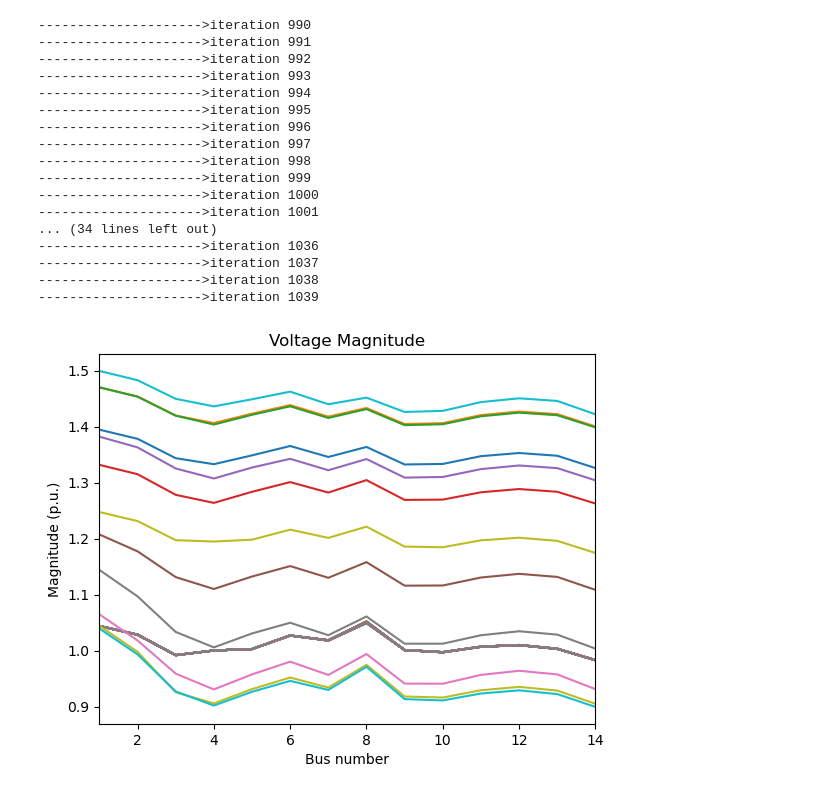
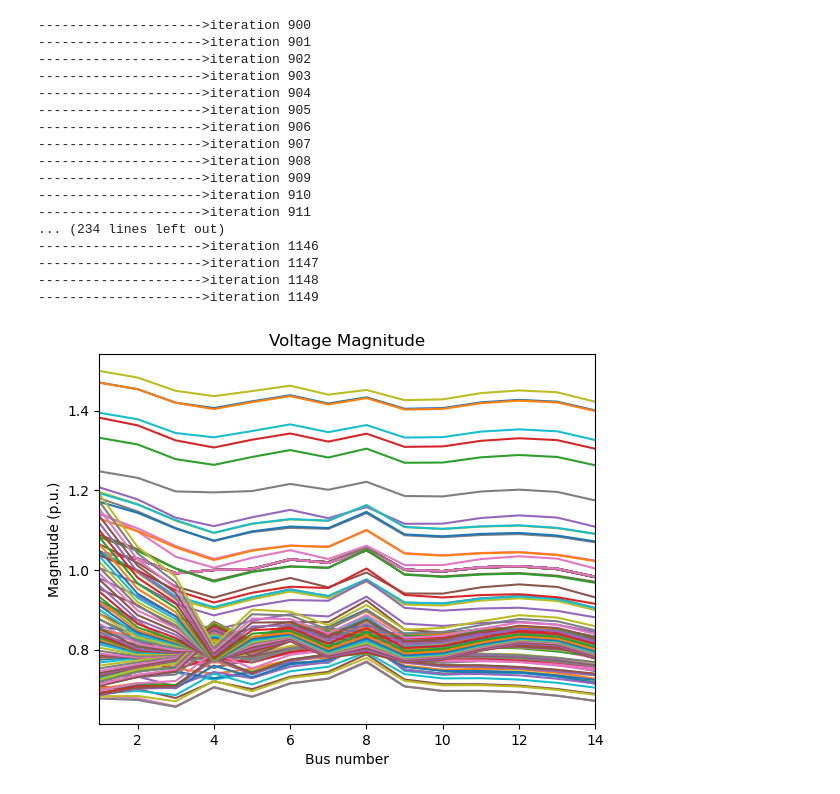
Before and after one commit to ayush-thakur/DSE_IEEE_14_bus, a Jupyter notebook: DSE_WLS_2.ipynb, the cells around one changed output. Saved outputs shown, nothing was run; the diff lists cells and outputs as text; code cells hidden in the pictures.

```diff
--- a/DSE_WLS_2.ipynb
+++ b/DSE_WLS_2.ipynb
@@ -186,7 +186,7 @@ def ybusppg(num):
 
     return ybus
 # The main code for state estimation using WLS
-for x in range (990,1040):
+for x in range (900,1150):
     num=14;
     ybus = ybusppg(num); # Get YBus..
     zdata = zdatas(x); # Get Measurement data..
@@ -371,55 +371,50 @@ for x in range (990,1040):
 
         del1[1:] = E[0:nbus-1]
         V=E[nbus-1:]
 
         iter=iter+1
         tol=np.max(np.abs(dE))
 
 #         print(H.shape)
 
 
 
 
 
 #     ++++++++++++++++++++++
 #     Presenting the results
 #     =====================
     V_hat= np.asarray(E);
     V_hat=V_hat.T;
     Vest=np.vstack((Vest,V_hat))
     print('--------------------->iteration',x)
 
-    plot.plot(range(1,nbus+1),V,label=f'{i}')
-    if(x%10==0):
+    if(x>940):
+        plot.plot(range(1,nbus+1),V,label=f'{i}')
 
-        plot.title('Voltage Magnitude')
-        plot.xlabel('Bus number')
-        plot.ylabel('Magnitude (p.u.)')
-        plot.xlim(1,nbus)
-        plot.show
 
 
     plot.title('Voltage Magnitude')
     plot.xlabel('Bus number')
     plot.ylabel('Magnitude (p.u.)')
     plot.xlim(1,nbus)
     plot.show
 # %% [output]
---------------------->iteration 990
---------------------->iteration 991
---------------------->iteration 992
---------------------->iteration 993
---------------------->iteration 994
---------------------->iteration 995
---------------------->iteration 996
---------------------->iteration 997
---------------------->iteration 998
---------------------->iteration 999
---------------------->iteration 1000
---------------------->iteration 1001
-... (34 lines left out)
---------------------->iteration 1036
---------------------->iteration 1037
---------------------->iteration 1038
---------------------->iteration 1039
+--------------------->iteration 900
+--------------------->iteration 901
+--------------------->iteration 902
+--------------------->iteration 903
+--------------------->iteration 904
+--------------------->iteration 905
+--------------------->iteration 906
+--------------------->iteration 907
+--------------------->iteration 908
+--------------------->iteration 909
+--------------------->iteration 910
+--------------------->iteration 911
+... (234 lines left out)
+--------------------->iteration 1146
+--------------------->iteration 1147
+--------------------->iteration 1148
+--------------------->iteration 1149
-[figure, old version]
+[figure, new version]
```
Also changed, not shown: 3 other files.
